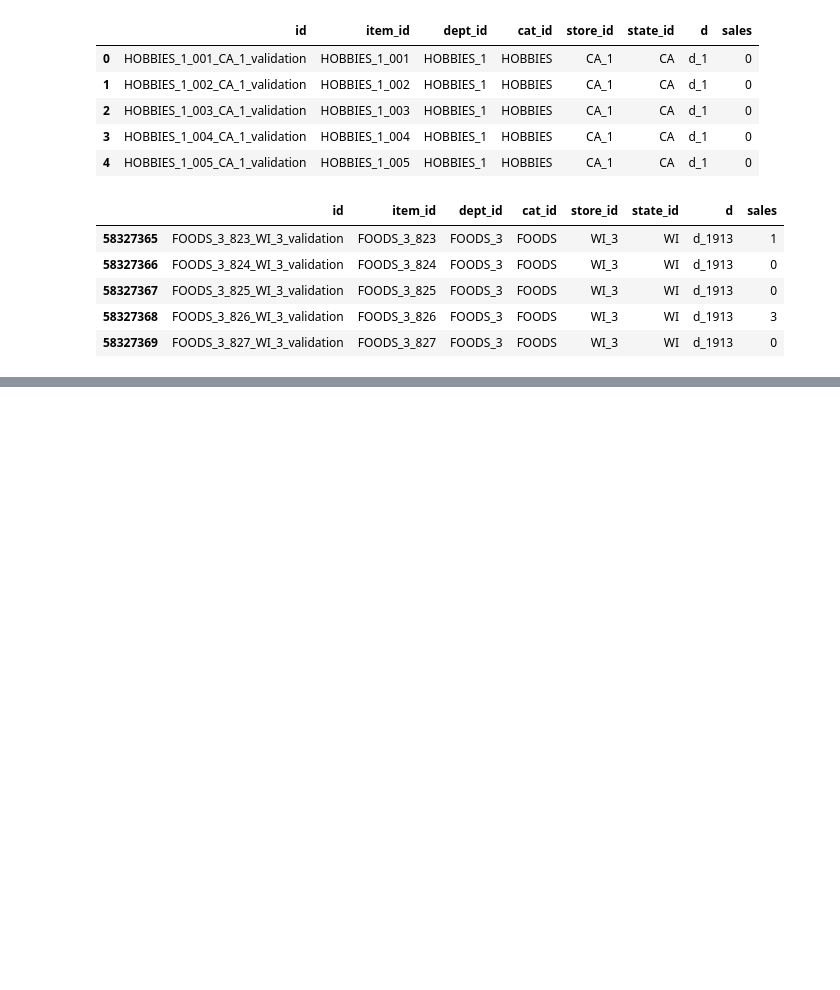
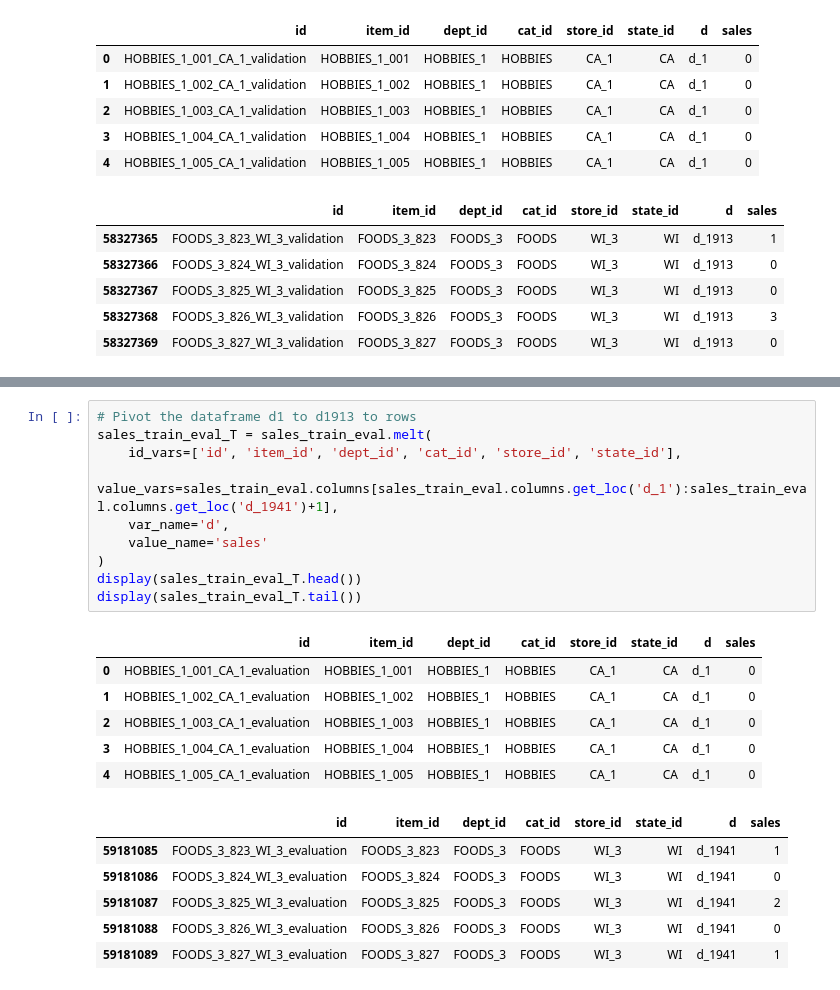
Before and after one commit to ionahu08/M5Forecasting_Accuracy, a Jupyter notebook: code/project_M5.ipynb, the cells around one changed output, grey strips where cells are left out. Drawn from its saved outputs; the diff is of its cells as text; blank space fills up the shorter version.

```diff
--- a/code/project_M5.ipynb
+++ b/code/project_M5.ipynb
@@ -243,0 +290,23 @@ display(sales_train_val_T.tail())
+# %%
+# Pivot the dataframe d1 to d1913 to rows
+sales_train_eval_T = sales_train_eval.melt(
+    id_vars=['id', 'item_id', 'dept_id', 'cat_id', 'store_id', 'state_id'],
+    value_vars=sales_train_eval.columns[sales_train_eval.columns.get_loc('d_1'):sales_train_eval.columns.get_loc('d_1941')+1],
+    var_name='d',
+    value_name='sales'
+)
+display(sales_train_eval_T.head())
+display(sales_train_eval_T.tail())
+# %% [output]
+|  | id | item_id | dept_id | cat_id | store_id | state_id | d | sales |
+| 0 | HOBBIES_1_001_CA_1_evaluation | HOBBIES_1_001 | HOBBIES_1 | HOBBIES | CA_1 | CA | d_1 | 0 |
+| 1 | HOBBIES_1_002_CA_1_evaluation | HOBBIES_1_002 | HOBBIES_1 | HOBBIES | CA_1 | CA | d_1 | 0 |
+| 2 | HOBBIES_1_003_CA_1_evaluation | HOBBIES_1_003 | HOBBIES_1 | HOBBIES | CA_1 | CA | d_1 | 0 |
+| 3 | HOBBIES_1_004_CA_1_evaluation | HOBBIES_1_004 | HOBBIES_1 | HOBBIES | CA_1 | CA | d_1 | 0 |
+| 4 | HOBBIES_1_005_CA_1_evaluation | HOBBIES_1_005 | HOBBIES_1 | HOBBIES | CA_1 | CA | d_1 | 0 |
+|  | id | item_id | dept_id | cat_id | store_id | state_id | d | sales |
+| 59181085 | FOODS_3_823_WI_3_evaluation | FOODS_3_823 | FOODS_3 | FOODS | WI_3 | WI | d_1941 | 1 |
+| 59181086 | FOODS_3_824_WI_3_evaluation | FOODS_3_824 | FOODS_3 | FOODS | WI_3 | WI | d_1941 | 0 |
+| 59181087 | FOODS_3_825_WI_3_evaluation | FOODS_3_825 | FOODS_3 | FOODS | WI_3 | WI | d_1941 | 2 |
+| 59181088 | FOODS_3_826_WI_3_evaluation | FOODS_3_826 | FOODS_3 | FOODS | WI_3 | WI | d_1941 | 0 |
+| 59181089 | FOODS_3_827_WI_3_evaluation | FOODS_3_827 | FOODS_3 | FOODS | WI_3 | WI | d_1941 | 1 |
```
Also changed, not shown: parts of 2 cells of this notebook.
